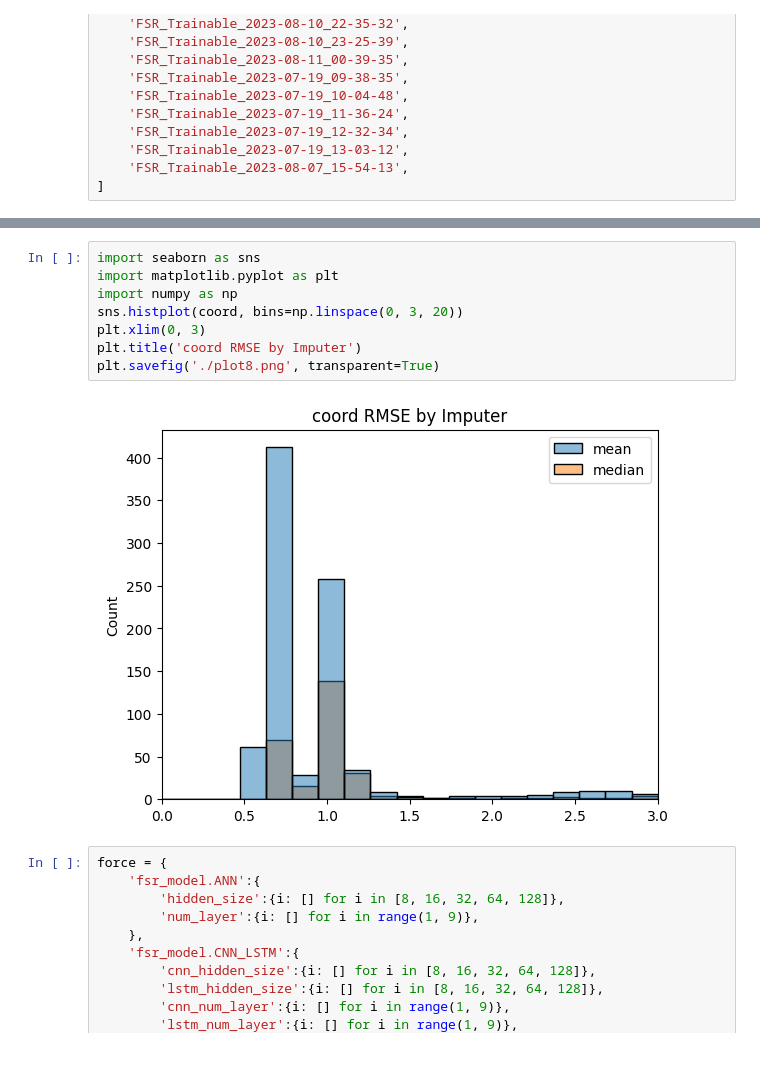
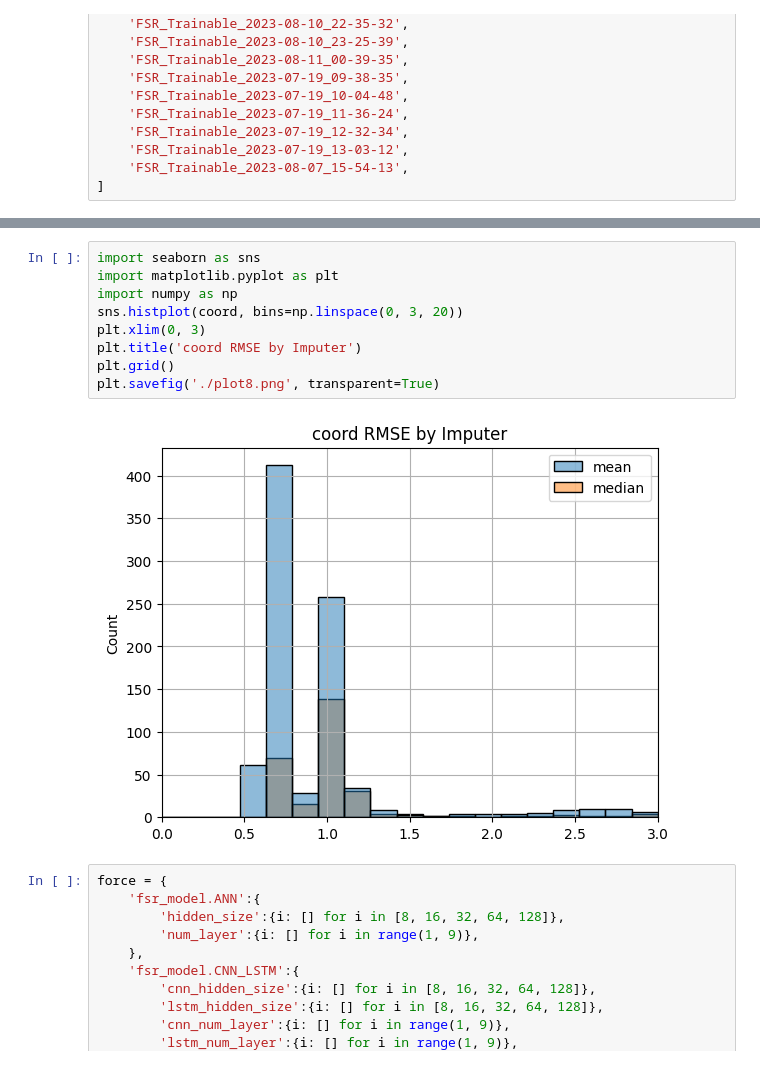
Before and after one commit to seokjin1013/FSR-prediction, a Jupyter notebook: hyperparameter_tuning_result.ipynb, the cells around one changed output, grey strips where cells are left out. Drawn from its saved outputs; the diff is of its cells as text.

```diff
--- a/hyperparameter_tuning_result.ipynb
+++ b/hyperparameter_tuning_result.ipynb
@@ -182,13 +184,14 @@ Failed to read the results for 1 trials:
 # %%
 import seaborn as sns
 import matplotlib.pyplot as plt
 import numpy as np
 sns.histplot(coord, bins=np.linspace(0, 3, 20))
 plt.xlim(0, 3)
 plt.title('coord RMSE by Imputer')
+plt.grid()
 plt.savefig('./plot8.png', transparent=True)
 # %% [output]
-[figure, old version]
+[figure, new version]
 # %%
 force = {
     'fsr_model.ANN':{
```
Also changed, not shown: parts of 4 cells of this notebook, 24 other files.
